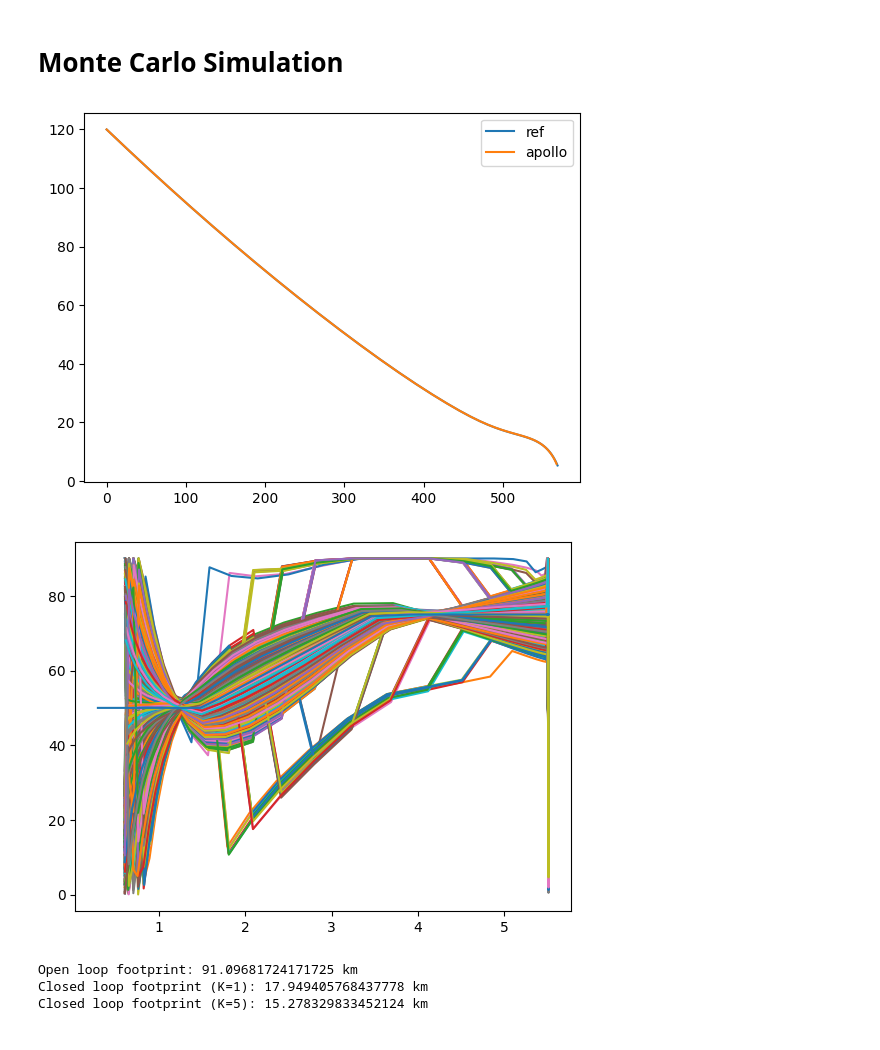
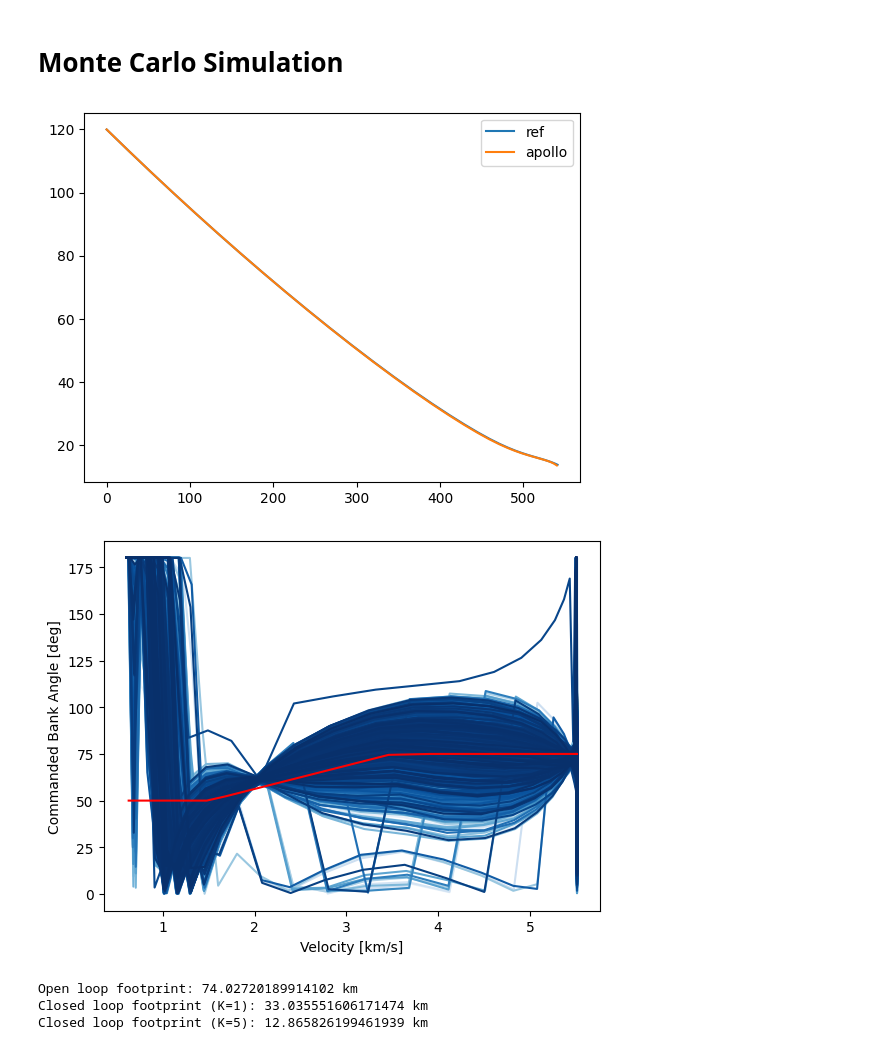
Before and after one commit to thomasantony/msl-apollo-entry-guidance, a Jupyter notebook: notebooks/03-Apollo-Guidance.ipynb, the cells around one changed output. Drawn from its saved outputs; the diff is of its cells as text; code cells hidden in the pictures.

```diff
--- a/notebooks/03-Apollo-Guidance.ipynb
+++ b/notebooks/03-Apollo-Guidance.ipynb
@@ -67,11 +67,11 @@ class ApolloGuidanceBankController:
 
 
         # Add correction based on Apollo guidance algorithm
-        dphi = self.K * ( -(s-s_ref) - F2*(hdot-hdot_ref) + F1*(D_m - D_m_ref ))/F3
+        dphi = self.K * ( -(s-s_ref) - F2*(hdot-hdot_ref) - F1*(D_m - D_m_ref ))/F3
 
-        phi = phi - dphi
+        phi = phi + dphi
         phi = abs(phi)
-        phi = max(min(phi, np.pi/2), 0)
+        phi = max(min(phi, np.pi), 0)
         return phi
 # %% [markdown]
 # Monte Carlo Simulation
@@ -137,7 +137,8 @@ def monte_carlo_simulation(bank_controller, num_iter=1000):
     return results
 
 
-apollo = ApolloGuidanceBankController.from_file('apollo_data.npz', K=1)
+# apollo = ApolloGuidanceBankController.from_file('apollo_data.npz', K=1)
+apollo = ApolloGuidanceBankController.from_file('apollo_data_vref.npz', K=1)
 np.set_printoptions(suppress=True)
 # %%
 # Sanity check
@@ -155,8 +156,8 @@ params = {'H': 11.1e3,
               'R_m': 3380e3,
               'g': 3.73}
 
-# Terminal altitude
-h_f = 5e3
+# Terminal velocity
+v_f = 600
 
 gamma0 = np.deg2rad(gamma0_deg)
 X0 = np.array([h0, s0, V0, gamma0])
@@ -164,15 +165,15 @@ t0 = 0
 tf = 500.
 tspan = np.linspace(t0, tf, 101)
 
-ref_traj = sim_utils.simulate_entry_trajectory(apollo_utils.traj_eom, t0, tf, X0, 0, h_f, params, apollo.reference_bank_angle, tspan)
-ref_traj2 = sim_utils.simulate_entry_trajectory(apollo_utils.traj_eom, t0, tf, X0, 0, h_f, params, apollo.closed_loop_guidance, tspan)
+ref_traj = sim_utils.simulate_entry_trajectory(apollo_utils.traj_eom, t0, tf, X0, 2, v_f, params, apollo.reference_bank_angle, tspan)
+ref_traj2 = sim_utils.simulate_entry_trajectory(apollo_utils.traj_eom, t0, tf, X0, 2, v_f, params, apollo.closed_loop_guidance, tspan)
 
 plt.plot(ref_traj.X[:,1]/1e3, ref_traj.X[:,0]/1e3, label='ref' )
 plt.plot(ref_traj2.X[:,1]/1e3, ref_traj2.X[:,0]/1e3, label='apollo' )
 plt.legend()
 plt.show()
 # %% [output]
-[figure, old version]
+[figure, new version]
 # %%
 num_iter = 2000
 
@@ -182,15 +183,22 @@ closed_loop_results_K1 = monte_carlo_simulation(apollo.closed_loop_guidance, num
 apollo.K = 5
 closed_loop_results_K5 = monte_carlo_simulation(apollo.closed_loop_guidance, num_iter)
 # %%
-for res in closed_loop_results_K1:
+from matplotlib import cm
+
+plt.figure()
+colors = [ cm.Blues(x) for x in np.linspace(0.0, 1.0, num_iter)]
+
+for res, c in zip(closed_loop_results_K5, colors):
 # #     plt.plot(res.X[:,2]/1e3, res.X[:,0]/1e3)
-    plt.plot(res.X[:,2]/1e3, np.degrees(res.u) )
+    plt.plot(res.X[:,2]/1e3, np.degrees(res.u), color=c)
 
 # # plt.plot(apollo.ref_data.X_and_lam[:,2]/1e3, apollo.ref_data.X_and_lam[:,0]/1e3, lw=3)
-plt.plot(apollo.ref_data.X_and_lam[:,2]/1e3, np.degrees(apollo.ref_data.u) )
+ref_line = plt.plot(apollo.ref_data.X_and_lam[:,2]/1e3, np.degrees(apollo.ref_data.u), 'r-')
+plt.xlabel('Velocity [km/s]')
+plt.ylabel('Commanded Bank Angle [deg]')
 plt.show()
 # %% [output]
-[figure, old version]
+[figure, new version]
 # %%
 S_closed_loop_K1 = np.array([traj.X[-1,1] for i, traj in enumerate(closed_loop_results_K1) if i != 89 and i!=90])
 S_closed_loop_K5 = np.array([traj.X[-1,1] for i, traj in enumerate(closed_loop_results_K5) if i != 89 and i!=90])
@@ -200,9 +208,9 @@ print('Open loop footprint:', abs(max(S_open_loop) - min(S_open_loop))/1e3, 'km'
 print('Closed loop footprint (K=1):', abs(max(S_closed_loop_K1) - min(S_closed_loop_K1))/1e3, 'km')
 print('Closed loop footprint (K=5):', abs(max(S_closed_loop_K5) - min(S_closed_loop_K5))/1e3, 'km')
 # %% [output]
-Open loop footprint: 91.09681724171725 km
-Closed loop footprint (K=1): 17.949405768437778 km
-Closed loop footprint (K=5): 15.278329833452124 km
+Open loop footprint: 74.02720189914102 km
+Closed loop footprint (K=1): 33.035551606171474 km
+Closed loop footprint (K=5): 12.865826199461939 km
 # %%
 import pickle
 def save_monte_carlo_results(filename, results):
```
Also changed, not shown: 3 other files.
